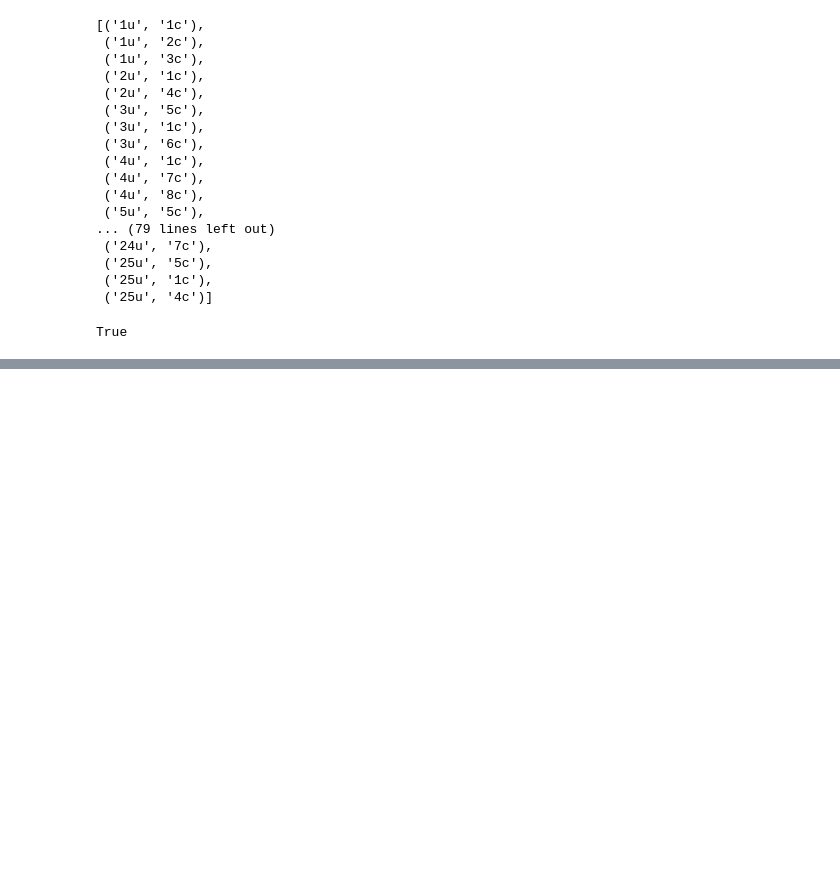
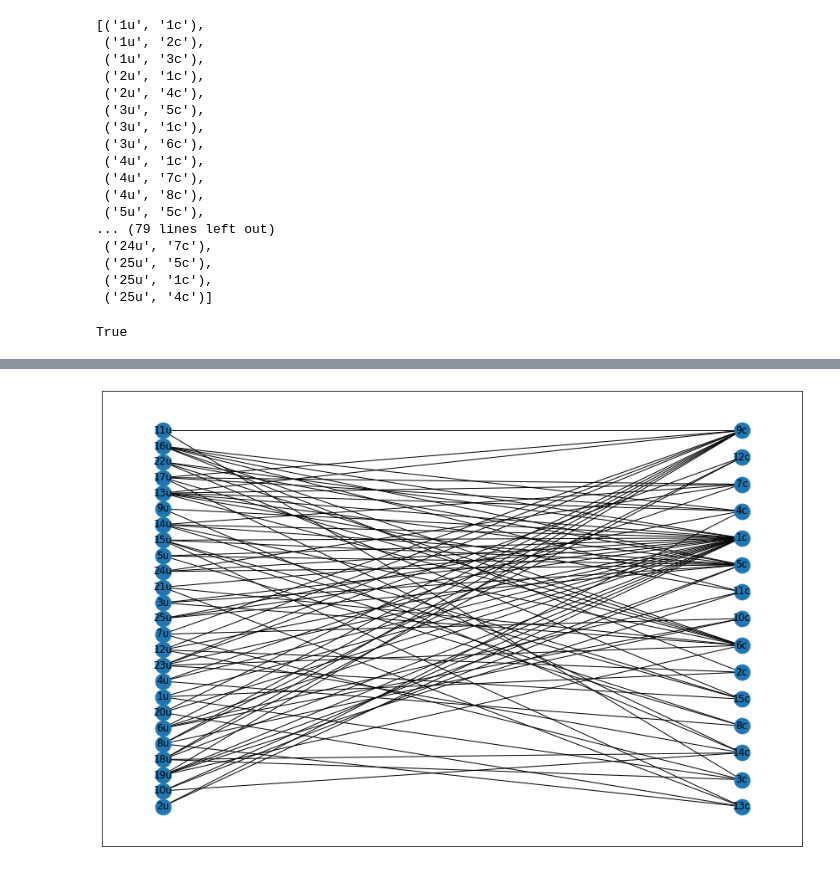
Before and after one commit to ccjimenezm/Network_science_G9, a Jupyter notebook: Network.ipynb, the cells around one changed output, grey strips where cells are left out. Saved outputs shown, nothing was run; the diff lists cells and outputs as text; code cells hidden in the pictures; blank space fills up the shorter version.

```diff
--- a/Network.ipynb
+++ b/Network.ipynb
@@ -116,0 +130,8 @@ nx.draw_networkx(B)
+# %%
+
+fig, ax = plt.subplots()
+nx.draw_networkx(B, pos = nx.drawing.layout.bipartite_layout(B,users_uni ),node_size=350)
+fig.set_size_inches(15, 10)
+plt.show()
+# %% [output]
+[figure, added]
```
Also changed, not shown: parts of 5 cells of this notebook.
